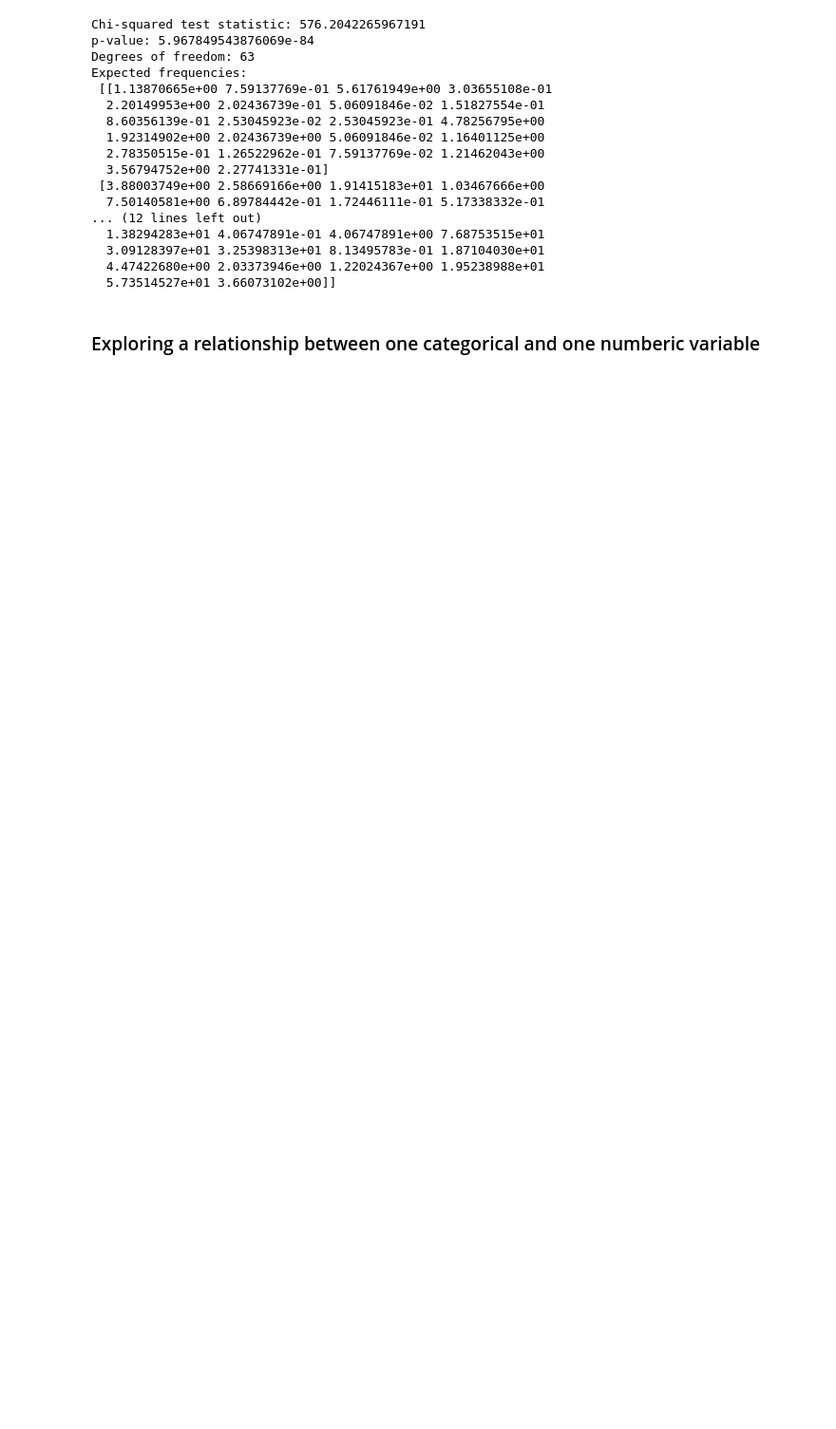
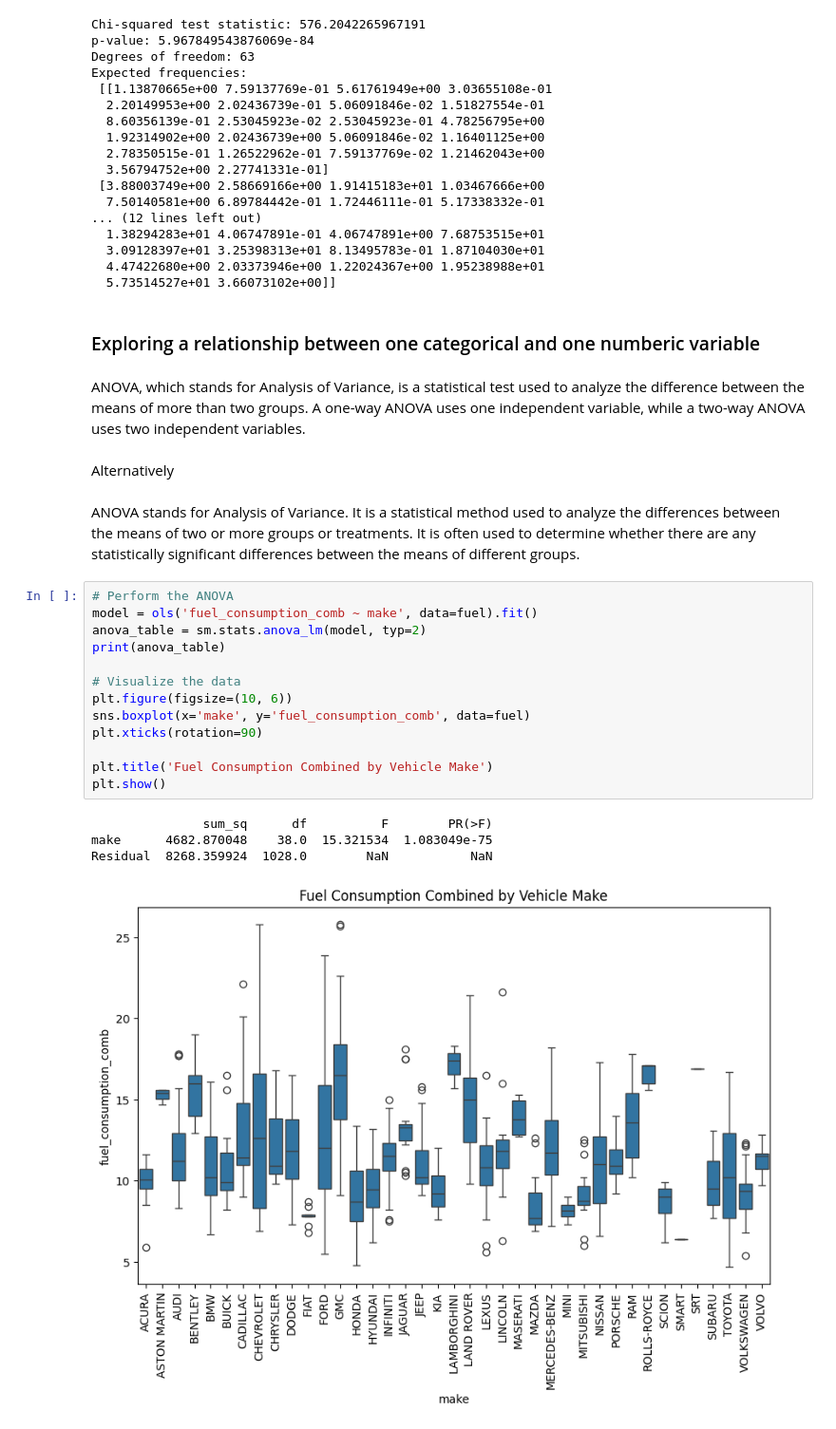
Before and after one commit to Cemputus/DSC1101-Data_Analysis_projects, a Jupyter notebook: fuel.ipynb, the cells around one changed output. Shown at 95% size. Drawn from its saved outputs; the diff is of its cells as text; blank space fills up the shorter version.

Commit message:
fuel

```diff
--- a/fuel.ipynb
+++ b/fuel.ipynb
@@ -891,3 +890,27 @@ Expected frequencies:
 # %% [markdown]
 
 ### Exploring a relationship between one categorical and one numberic variable
+# %% [markdown]
+ANOVA, which stands for Analysis of Variance, is a statistical test used to analyze the difference between the means of more than two groups. A one-way ANOVA uses one independent variable, while a two-way ANOVA uses two independent variables.
+# %% [markdown]
+Alternatively
+# %% [markdown]
+ANOVA stands for Analysis of Variance. It is a statistical method used to analyze the differences between the means of two or more groups or treatments. It is often used to determine whether there are any statistically significant differences between the means of different groups.
+# %%
+# Perform the ANOVA
+model = ols('fuel_consumption_comb ~ make', data=fuel).fit()
+anova_table = sm.stats.anova_lm(model, typ=2)
+print(anova_table)
+
+# Visualize the data
+plt.figure(figsize=(10, 6))
+sns.boxplot(x='make', y='fuel_consumption_comb', data=fuel)
+plt.xticks(rotation=90)
+
+plt.title('Fuel Consumption Combined by Vehicle Make')
+plt.show()
+# %% [output]
+               sum_sq      df          F        PR(>F)
+make      4682.870048    38.0  15.321534  1.083049e-75
+Residual  8268.359924  1028.0        NaN           NaN
+[figure, added]
```
Also changed, not shown: parts of 5 cells of this notebook.
